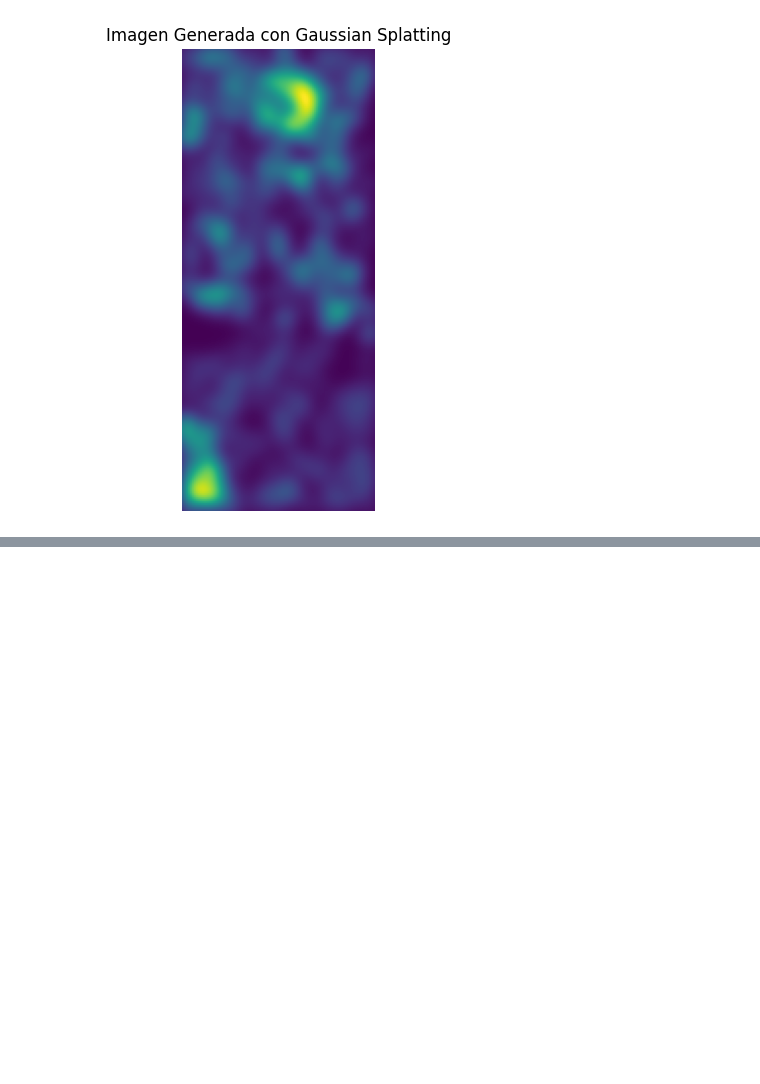
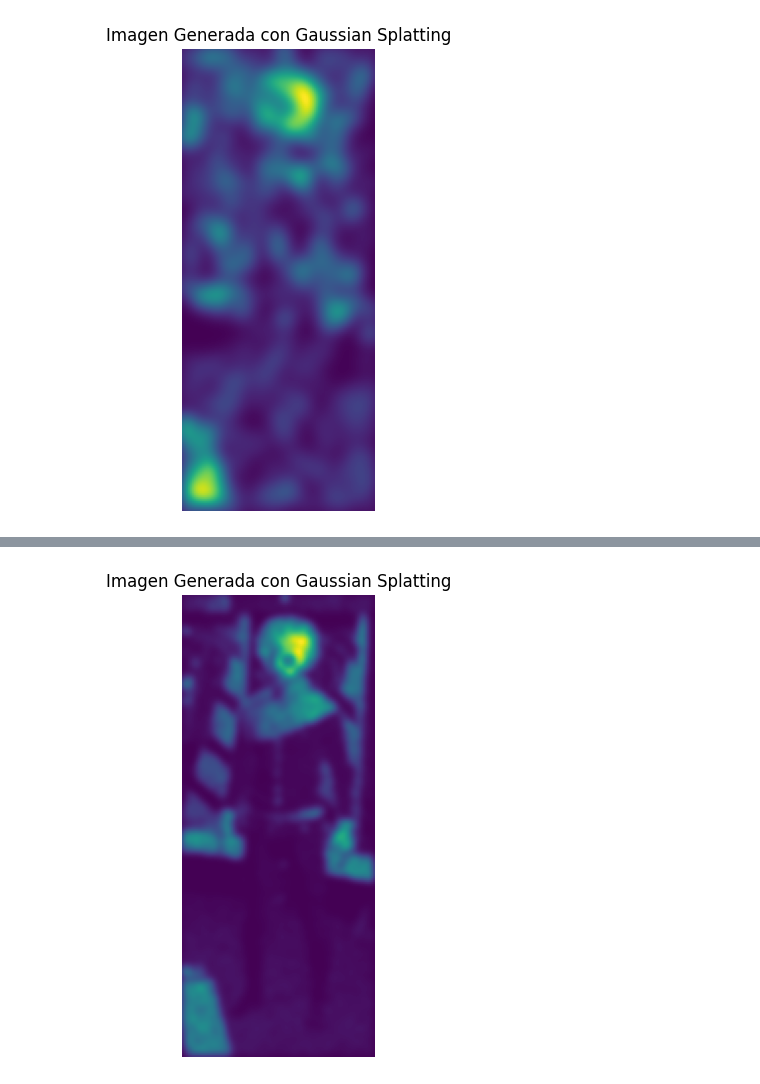
Before and after one commit to mariorht/Gaussian-splatting, a Jupyter notebook: notebooks/gaussian_splatting.ipynb, the cells around one changed output, grey strips where cells are left out. Cells and saved outputs as stored; diff of their text form; code cells hidden in the pictures; blank space fills up the shorter version.

```diff
--- a/notebooks/gaussian_splatting.ipynb
+++ b/notebooks/gaussian_splatting.ipynb
@@ -240,0 +270,12 @@ plt.show()
+# %%
+# Generar la imagen usando la función
+gaussian_image = generar_imagen_gaussiana(sampled_points, image_downsampled.shape,2)
+
+# Mostrar la imagen generada
+plt.figure(figsize=(6, 6))
+plt.title("Imagen Generada con Gaussian Splatting")
+plt.imshow(gaussian_image, cmap="viridis")
+plt.axis("off")
+plt.show()
+# %% [output]
+[figure, added]
```
Also changed, not shown: parts of 3 cells of this notebook.
